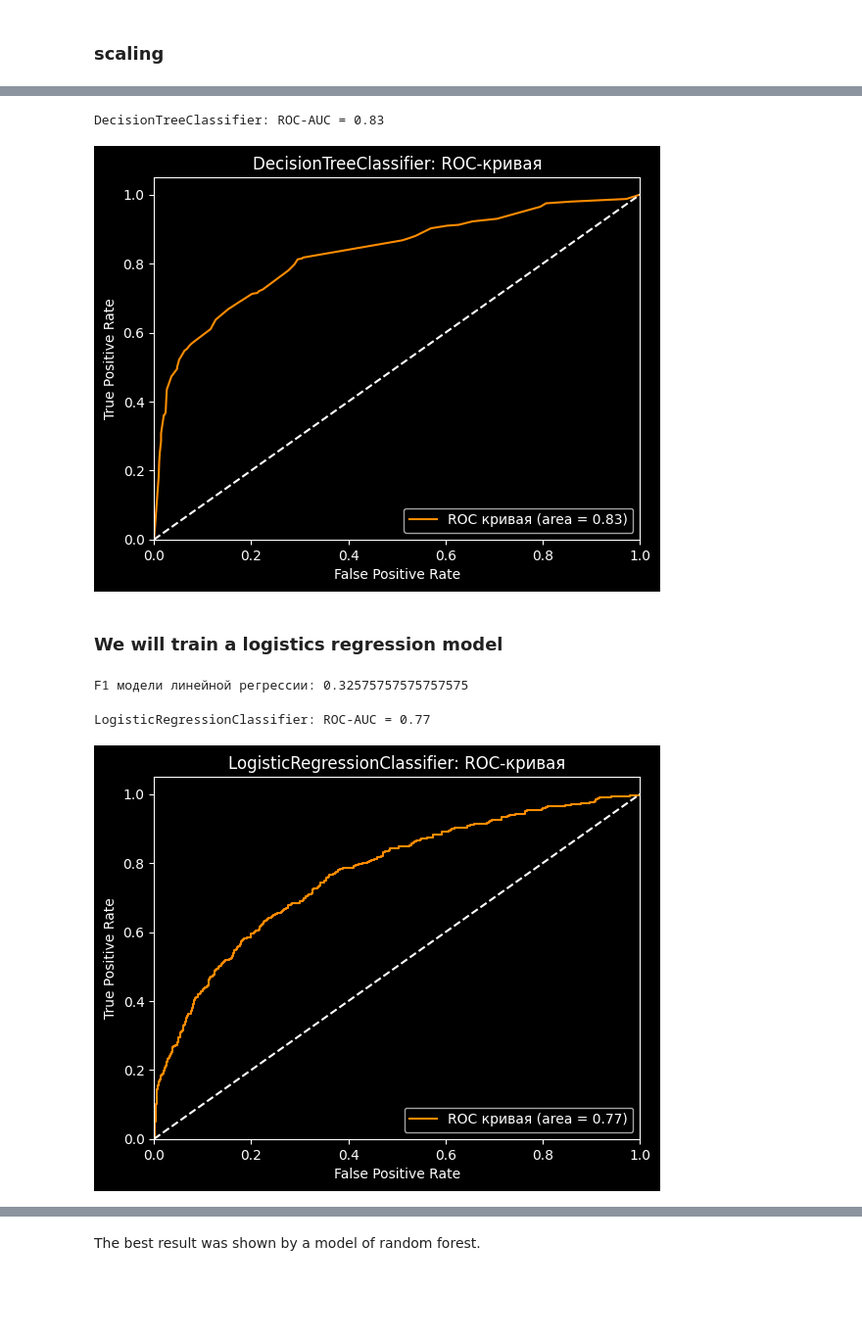
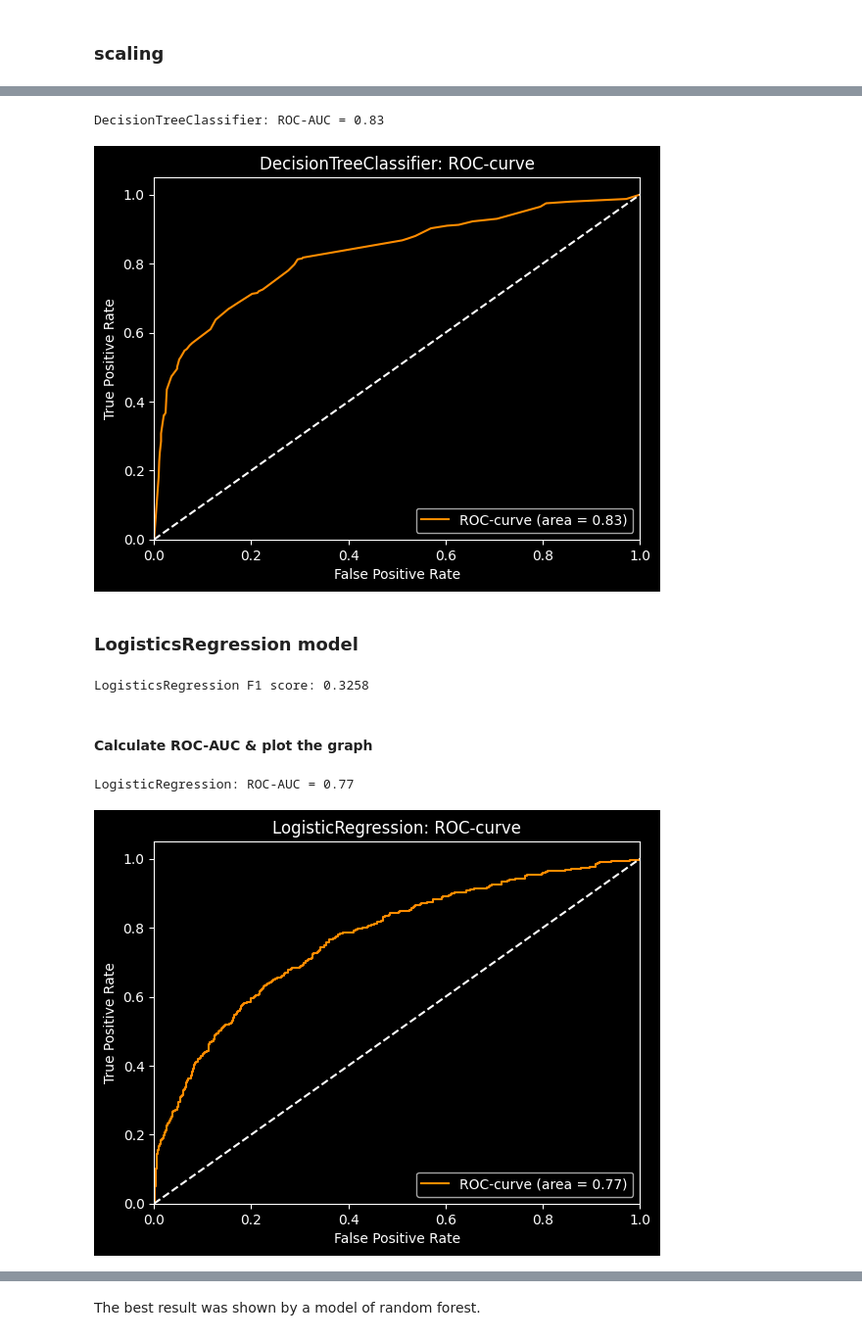
Before and after one commit to PSImera/Yandex.practicum.ds, a Jupyter notebook: project_sprint_10_customer_churn/customer_churn_ENG.ipynb, the cells around one changed output, grey strips where cells are left out. Shown at 98% size. Cells and saved outputs as stored; diff of their text form; code cells hidden in the pictures; blank space fills up the shorter version.

```diff
--- a/project_sprint_10_customer_churn/customer_churn_ENG.ipynb
+++ b/project_sprint_10_customer_churn/customer_churn_ENG.ipynb
@@ -432,5 +435,4 @@ F1 лучшей модели решающего дерева: 0.6045845272206304
 # %%
-# рассчитываем ROC AUC
 probabilities_valid = best_dt_model.predict_proba(x_valid)
 probabilities_one_valid = probabilities_valid[:, 1]
 dt_roc_auc = roc_auc_score(y_valid, probabilities_one_valid)
@@ -439,53 +441,52 @@ print(f'DecisionTreeClassifier: ROC-AUC = {round(dt_roc_auc, 2)}')
 fpr, tpr, treshold = roc_curve(y_valid, probabilities_one_valid)
 dt_auc_score = auc(fpr, tpr)
 
-# строим график
 plt.plot(fpr, tpr, color='darkorange',
-         label=f'ROC кривая (area = {round(dt_auc_score, 2)})')
+         label=f'ROC-curve (area = {round(dt_auc_score, 2)})')
 plt.plot([0, 1], [0, 1], color='white', linestyle='--')
 plt.xlim([0.0, 1.0])
 plt.ylim([0.0, 1.05])
 plt.xlabel('False Positive Rate')
 plt.ylabel('True Positive Rate')
-plt.title('DecisionTreeClassifier: ROC-кривая')
+plt.title('DecisionTreeClassifier: ROC-curve')
 plt.legend(loc="lower right")
 plt.show()
 # %% [output]
 DecisionTreeClassifier: ROC-AUC = 0.83
-[figure, old version]
+[figure, new version]
-# %% [markdown]
-### We will train a logistics regression model
+# %% [markdown]
+### LogisticsRegression model
 # %%
 lr_model = LogisticRegression(random_state=1, solver='lbfgs', max_iter=1000)
 lr_model.fit(x_train, y_train)
 predict_valid = lr_model.predict(x_valid)
 lr_f1_result = f1_score(predict_valid, y_valid)
 
-print("F1 модели линейной регрессии:", lr_f1_result)
+print("LogisticsRegression F1 score:", round(lr_f1_result, 4))
 # %% [output]
-F1 модели линейной регрессии: 0.32575757575757575
+LogisticsRegression F1 score: 0.3258
+# %% [markdown]
+#### Calculate ROC-AUC & plot the graph
 # %%
-# рассчитываем ROC AUC
 probabilities_valid = lr_model.predict_proba(x_valid)
 probabilities_one_valid = probabilities_valid[:, 1]
 lr_roc_auc = roc_auc_score(y_valid, probabilities_one_valid)
-print(f'LogisticRegressionClassifier: ROC-AUC = {round(lr_roc_auc, 2)}')
+print(f'LogisticRegression: ROC-AUC = {round(lr_roc_auc, 2)}')
 
 fpr, tpr, treshold = roc_curve(y_valid, probabilities_one_valid)
 lr_auc_score = auc(fpr, tpr)
 
-# строим график
 plt.plot(fpr, tpr, color='darkorange',
-         label=f'ROC кривая (area = {round(lr_auc_score, 2)})')
+         label=f'ROC-curve (area = {round(lr_auc_score, 2)})')
 plt.plot([0, 1], [0, 1], color='white', linestyle='--')
 plt.xlim([0.0, 1.0])
 plt.ylim([0.0, 1.05])
 plt.xlabel('False Positive Rate')
 plt.ylabel('True Positive Rate')
-plt.title('LogisticRegressionClassifier: ROC-кривая')
+plt.title('LogisticRegression: ROC-curve')
 plt.legend(loc="lower right")
 plt.show()
 # %% [output]
-LogisticRegressionClassifier: ROC-AUC = 0.77
+LogisticRegression: ROC-AUC = 0.77
-[figure, old version]
+[figure, new version]
 # %% [markdown]
```
Also changed, not shown: parts of 70 cells of this notebook, 3 other files.
